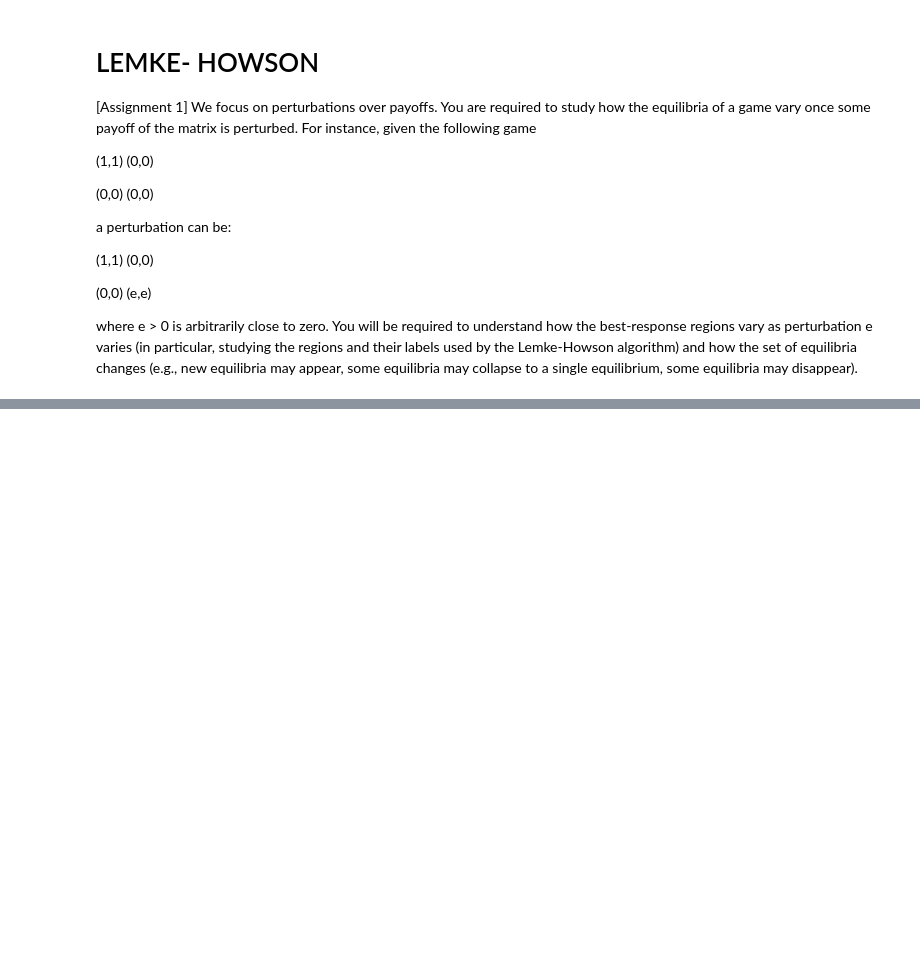
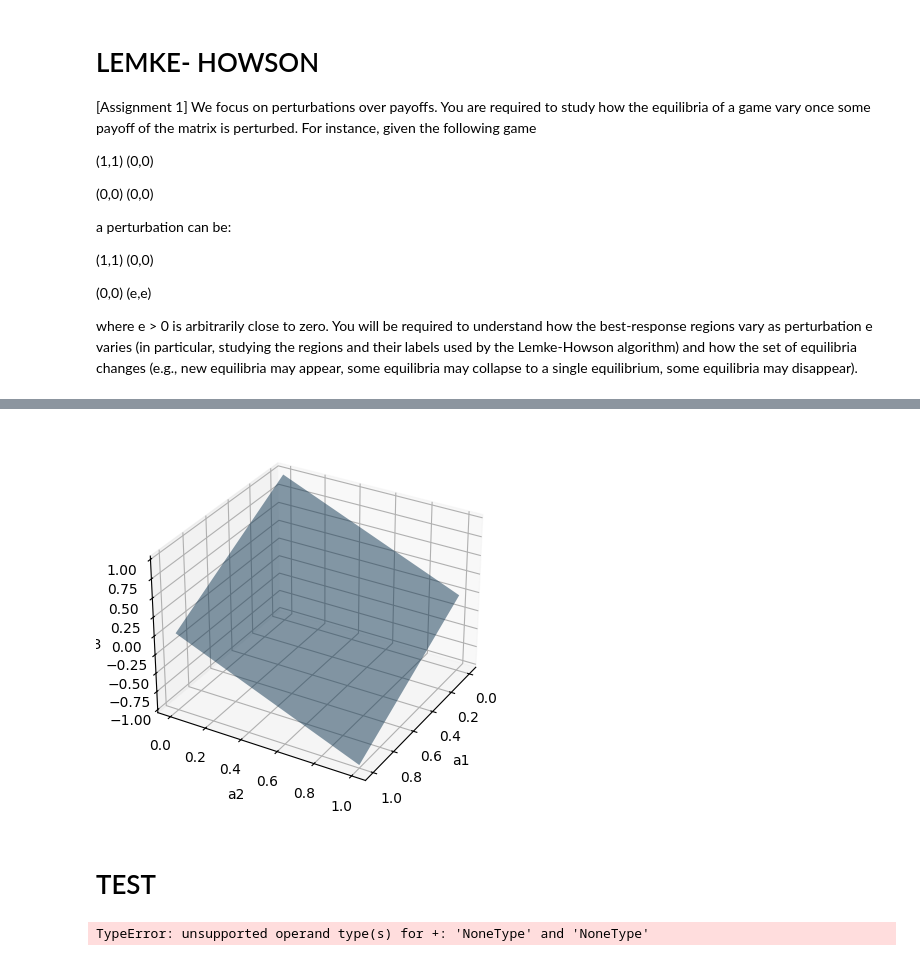
Before and after one commit to CamiloSinningUN/Nash-Equilibrium-Algorithms, a Jupyter notebook: lemke_howson.ipynb, the cells around one changed output, grey strips where cells are left out. Saved outputs shown, nothing was run; the diff lists cells and outputs as text; code cells hidden in the pictures; blank space fills up the shorter version.

Commit message:
lemke howson regions ideas,dresher procedure in progress

```diff
--- a/lemke_howson.ipynb
+++ b/lemke_howson.ipynb
@@ -104,0 +216,69 @@ a3    .    0     0
+# %%
+import matplotlib.pyplot as plt
+from mpl_toolkits.mplot3d import Axes3D
+import numpy as np
+
+def plot_simplex(actions):
+    if len(actions) != 3:
+        raise ValueError("Simplex plot only supports 3 actions")
+
+    fig = plt.figure()
+    ax = fig.add_subplot(111, projection='3d')
+    ax.set_xlabel(actions[0])
+    ax.set_ylabel(actions[1])
+    ax.set_zlabel(actions[2])
+
+    x = np.linspace(0, 1, 100)
+    y = np.linspace(0, 1, 100)
+    X, Y = np.meshgrid(x, y)
+    Z = 1 - X - Y
+
+    ax.plot_surface(X, Y, Z, alpha=0.5, rstride=100, cstride=100)
+    ax.view_init(elev=30, azim=30)  # Adjust the viewing angle
+
+    plt.show()
+
+plot_simplex(actions=["a1", "a2", "a3"])
+# %% [output]
+[figure, added]
+# %% [markdown]
+# TEST
+# %%
+import numpy as np
+from scipy.optimize import linprog
+
+# Define payoff matrices (A and B) for players 1 and 2
+A = np.array([[1, 2], [3, 4]])
+B = np.array([[5, 6], [7, 8]])
+
+# Lemke-Howson algorithm
+def lemke_howson(A, B):
+    # Initialize with an initial vertex
+    vertex = np.array([0.5, 0.5])
+    while True:
+        # Compute best responses for both players
+        br1 = linprog(-A.T @ vertex).x
+        br2 = linprog(-B @ vertex).x
+        # Update vertex
+        vertex = br1 + br2
+        if np.allclose(vertex, br1) or np.allclose(vertex, br2):
+            break
+    return vertex
+
+# Get Nash equilibrium
+nash_eq = lemke_howson(A, B)
+print("Nash equilibrium:", nash_eq)
+
+# Plot best response regions
+fig, ax = plt.subplots()
+x = np.linspace(0, 1, 100)
+y1 = (A[0, 0] - A[0, 1] * x) / A[0, 1]
+y2 = (A[1, 0] - A[1, 1] * x) / A[1, 1]
+ax.plot(x, y1, label="Player 1 best response")
+ax.plot(x, y2, label="Player 2 best response")
+ax.set_xlim(0, 1)
+ax.set_ylim(0, 1)
+ax.legend()
+plt.show()
+# %% [output]
+TypeError: unsupported operand type(s) for +: 'NoneType' and 'NoneType'
```
Also changed, not shown: parts of 9 cells of this notebook, 1 other file.
